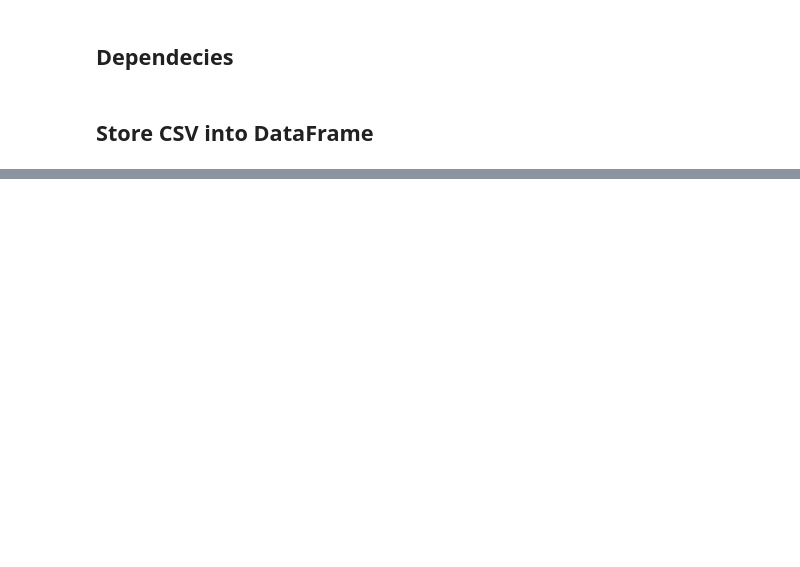
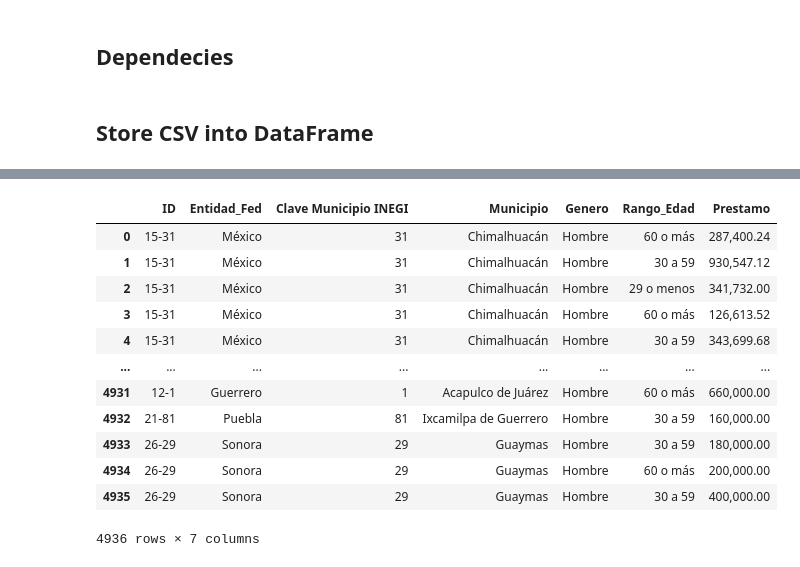
Before and after one commit to MBGUS/ETL-Project, a Jupyter notebook: Analysis.ipynb, the cells around one changed output, grey strips where cells are left out. Saved outputs shown, nothing was run; the diff lists cells and outputs as text; code cells hidden in the pictures; blank space fills up the shorter version.

```diff
--- a/Analysis.ipynb
+++ b/Analysis.ipynb
@@ -47,0 +123,24 @@ new_inegi_df.head()
+# %%
+# Rename the columns a create new data frame / Reset the index
+
+sniiv_analysis_adjusted_df = sniiv_analysis_df.rename(columns = {"Clave Entidad INEGI":"ID", "Entidad Federativa":"Entidad_Fed",
+                                   "Municipio":"Municipio", "Genero":"Genero", "Rango de Edad":"Rango_Edad",
+                                   "Monto":"Prestamo"}, inplace=False)
+
+sniiv_analysis_adjusted_df = sniiv_analysis_adjusted_df.reset_index(drop=True)
+
+sniiv_analysis_adjusted_df
+# %% [output]
+|  | ID | Entidad_Fed | Clave Municipio INEGI | Municipio | Genero | Rango_Edad | Prestamo |
+| 0 | 15-31 | México | 31 | Chimalhuacán | Hombre | 60 o más | 287,400.24 |
+| 1 | 15-31 | México | 31 | Chimalhuacán | Hombre | 30 a 59 | 930,547.12 |
+| 2 | 15-31 | México | 31 | Chimalhuacán | Hombre | 29 o menos | 341,732.00 |
+| 3 | 15-31 | México | 31 | Chimalhuacán | Hombre | 60 o más | 126,613.52 |
+| 4 | 15-31 | México | 31 | Chimalhuacán | Hombre | 30 a 59 | 343,699.68 |
+| ... | ... | ... | ... | ... | ... | ... | ... |
+| 4931 | 12-1 | Guerrero | 1 | Acapulco de Juárez | Hombre | 60 o más | 660,000.00 |
+| 4932 | 21-81 | Puebla | 81 | Ixcamilpa de Guerrero | Hombre | 30 a 59 | 160,000.00 |
+| 4933 | 26-29 | Sonora | 29 | Guaymas | Hombre | 30 a 59 | 180,000.00 |
+| 4934 | 26-29 | Sonora | 29 | Guaymas | Hombre | 60 o más | 200,000.00 |
+| 4935 | 26-29 | Sonora | 29 | Guaymas | Hombre | 30 a 59 | 400,000.00 |
+4936 rows × 7 columns
```
Also changed, not shown: parts of 13 cells of this notebook.
